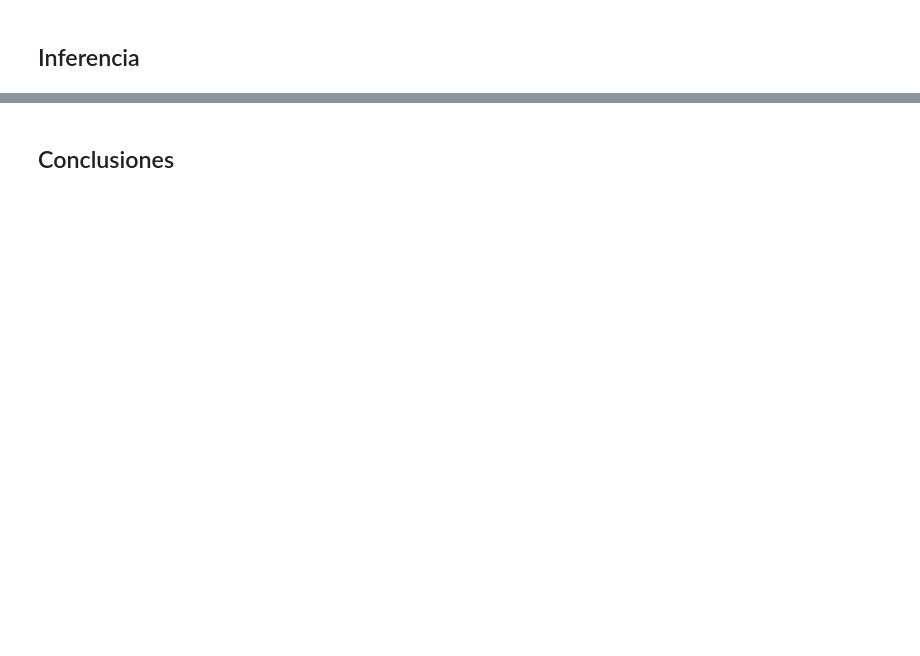
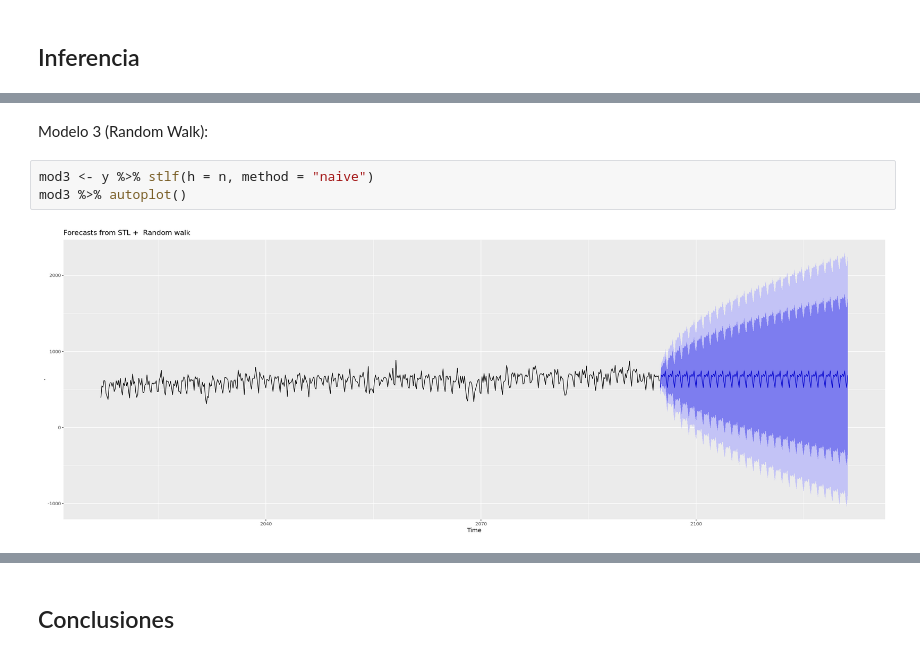
Before and after one commit to prope-2020-gh-classroom/practica-final-por-equipos-verano-2020-itam-atos-wk, a Jupyter notebook: practica_final_equipo_10.ipynb, the cells around one changed output, grey strips where cells are left out. Drawn from its saved outputs; the diff is of its cells as text; blank space fills up the shorter version.

```diff
--- a/practica_final_equipo_10.ipynb
+++ b/practica_final_equipo_10.ipynb
@@ -282,0 +354,7 @@ denuncias %>%
+# %% [markdown]
+Modelo 3 (Random Walk):
+# %%
+mod3 <- y %>% stlf(h = n, method = "naive")
+mod3 %>% autoplot()
+# %% [output]
+[figure, added]
```
Also changed, not shown: parts of 41 cells of this notebook.
